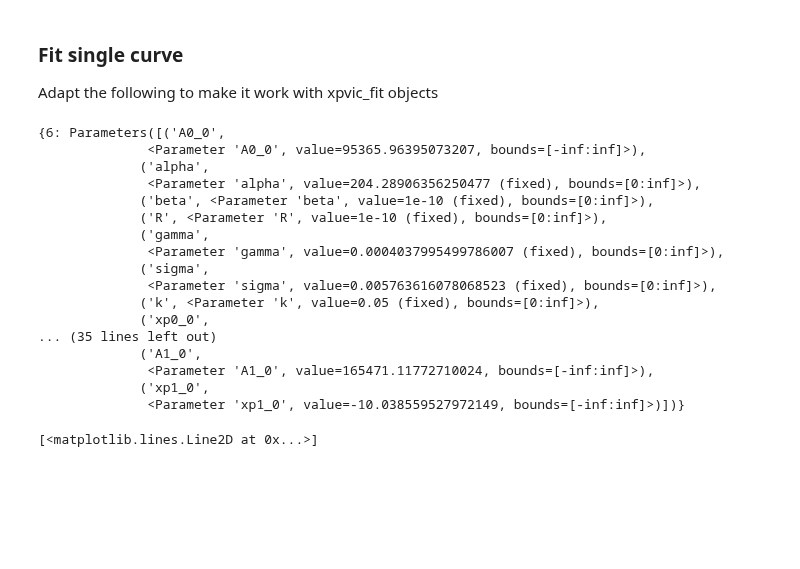
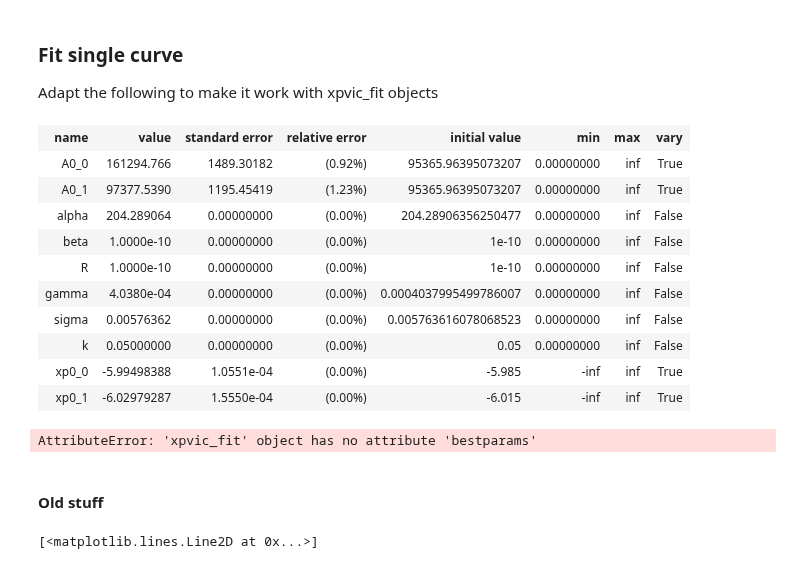
Before and after one commit to pmassat/pythonpda, a Jupyter notebook: Neutrons_pydas/ENS_peak_fit_pVIC_2019-02-14.ipynb, the cells around one changed output. Drawn from its saved outputs; the diff is of its cells as text; code cells hidden in the pictures; blank space fills up the shorter version.

```diff
--- a/Neutrons_pydas/ENS_peak_fit_pVIC_2019-02-14.ipynb
+++ b/Neutrons_pydas/ENS_peak_fit_pVIC_2019-02-14.ipynb
@@ -1449,6 +1465,18 @@ def npvicRefParams(pvic_params, fit_params):
 
     for index, key in enumerate(ref_params.keys()):
         if key in fit_params_keys[index]:
-            ref_params[key] = fit_params[fit_params_keys[index]]# make a copy instead?
+            ref_params[key] = cp.copy(fit_params[fit_params_keys[index]])# make a copy instead?
 
     return ref_params
+# %%
+n = 2
+data_range = range(1)
+plt_idx = data_range[0]
+
+if 'ref_params' not in globals() or type(ref_params) is not dict:
+    ref_params = {}
+
+for h in [6, 8, 10]:
+    if not hasattr(fit2_params, f'{h}'):
+        ref_params[h] = npvicRefParams(pvic_params, xwFit[f'{h}_10'][2].result.params)
+#         fit2_params[h] = npvicInitParams(ref_params, plt_idx, n)
@@ -1455,35 +1495,28 @@ def npvicRefParams(pvic_params, fit_params):
 # %% [markdown]
 ### Fit single curve
 Adapt the following to make it work with xpvic_fit objects
-# %%
-n = 2
-data_range = range(1)
-plt_idx = data_range[0]
-
-if 'fit2_params' not in globals():
-    fit2_params = {}
-
-for h in [6, 8, 10]:
-    if not hasattr(fit2_params, f'{h}'):
-        ref_params = npvicRefParams(pvic_params, xwFit[f'{h}_10'][2].result.params)
-        fit2_params[h] = npvicInitParams(ref_params, plt_idx, n)
-
-fit2_params#[h]
-# %% [output]
-{6: Parameters([('A0_0',
-              <Parameter 'A0_0', value=95365.96395073207, bounds=[-inf:inf]>),
-             ('alpha',
-              <Parameter 'alpha', value=204.28906356250477 (fixed), bounds=[0:inf]>),
-             ('beta', <Parameter 'beta', value=1e-10 (fixed), bounds=[0:inf]>),
-             ('R', <Parameter 'R', value=1e-10 (fixed), bounds=[0:inf]>),
-             ('gamma',
-              <Parameter 'gamma', value=0.0004037995499786007 (fixed), bounds=[0:inf]>),
-             ('sigma',
-              <Parameter 'sigma', value=0.005763616078068523 (fixed), bounds=[0:inf]>),
-             ('k', <Parameter 'k', value=0.05 (fixed), bounds=[0:inf]>),
-             ('xp0_0',
-... (35 lines left out)
-             ('A1_0',
-              <Parameter 'A1_0', value=165471.11772710024, bounds=[-inf:inf]>),
-             ('xp1_0',
-              <Parameter 'xp1_0', value=-10.038559527972149, bounds=[-inf:inf]>)])}
+# %%
+fit_intervals = {6:[-.03, .15], 8:[-.1, .1], 10:[-.15, .15]}#
+data_range = range(1)
+
+for h in [6,8,10]:
+    xwFit = initXpvicFit('xwFit', nData, ref_params[h], h, fit_intervals[h], data_range, nFunc=2, recompute=True)
+# %%
+fitKey = '6_2_0'
+xwFit[fitKey][0].result.params
+# %% [output]
+| name | value | standard error | relative error | initial value | min | max | vary |
+| A0_0 | 161294.766 | 1489.30182 | (0.92%) | 95365.96395073207 | 0.00000000 | inf | True |
+| A0_1 | 97377.5390 | 1195.45419 | (1.23%) | 95365.96395073207 | 0.00000000 | inf | True |
+| alpha | 204.289064 | 0.00000000 | (0.00%) | 204.28906356250477 | 0.00000000 | inf | False |
+| beta | 1.0000e-10 | 0.00000000 | (0.00%) | 1e-10 | 0.00000000 | inf | False |
+| R | 1.0000e-10 | 0.00000000 | (0.00%) | 1e-10 | 0.00000000 | inf | False |
+| gamma | 4.0380e-04 | 0.00000000 | (0.00%) | 0.0004037995499786007 | 0.00000000 | inf | False |
+| sigma | 0.00576362 | 0.00000000 | (0.00%) | 0.005763616078068523 | 0.00000000 | inf | False |
+| k | 0.05000000 | 0.00000000 | (0.00%) | 0.05 | 0.00000000 | inf | False |
+| xp0_0 | -5.99498388 | 1.0551e-04 | (0.00%) | -5.985 | -inf | inf | True |
+| xp0_1 | -6.02979287 | 1.5550e-04 | (0.00%) | -6.015 | -inf | inf | True |
+# %%
+xwFit[fitKey][0].bestparams
+# %% [output]
+AttributeError: 'xpvic_fit' object has no attribute 'bestparams'
@@ -1490,3 +1525,5 @@ fit2_params#[h]
+# %% [markdown]
+#### Old stuff
 # %%
 fig, ax = plt.subplots()
 plt.plot(X,Y)
```
Also changed, not shown: parts of 14 cells of this notebook, 3 other files.
